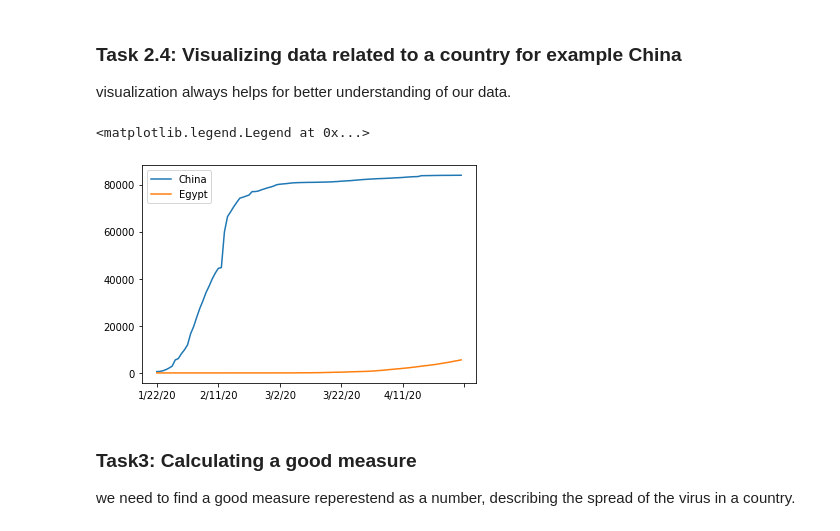
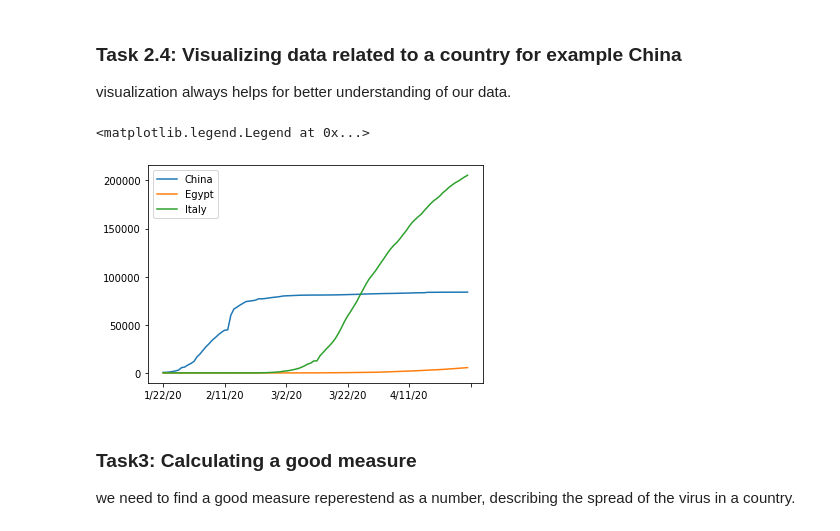
Before and after one commit to Nada-Ashraf/covid19-data-analysis-using-python, a Jupyter notebook: covid19 data analysis notebook.ipynb, the cells around one changed output. Cells and saved outputs as stored; diff of their text form; code cells hidden in the pictures.

```diff
--- a/covid19 data analysis notebook.ipynb
+++ b/covid19 data analysis notebook.ipynb
@@ -75,10 +75,11 @@ visualization always helps for better understanding of our data.
 # %%
 covid19_data_aggregated.loc["China"].plot()
 covid19_data_aggregated.loc["Egypt"].plot()
+covid19_data_aggregated.loc["Italy"].plot()
 plt.legend()
 # %% [output]
 <matplotlib.legend.Legend at 0x...>
-[figure, old version]
+[figure, new version]
 # %% [markdown]
 ### Task3: Calculating a good measure
 we need to find a good measure reperestend as a number, describing the spread of the virus in a country.
```
Also changed, not shown: parts of 2 cells of this notebook.
